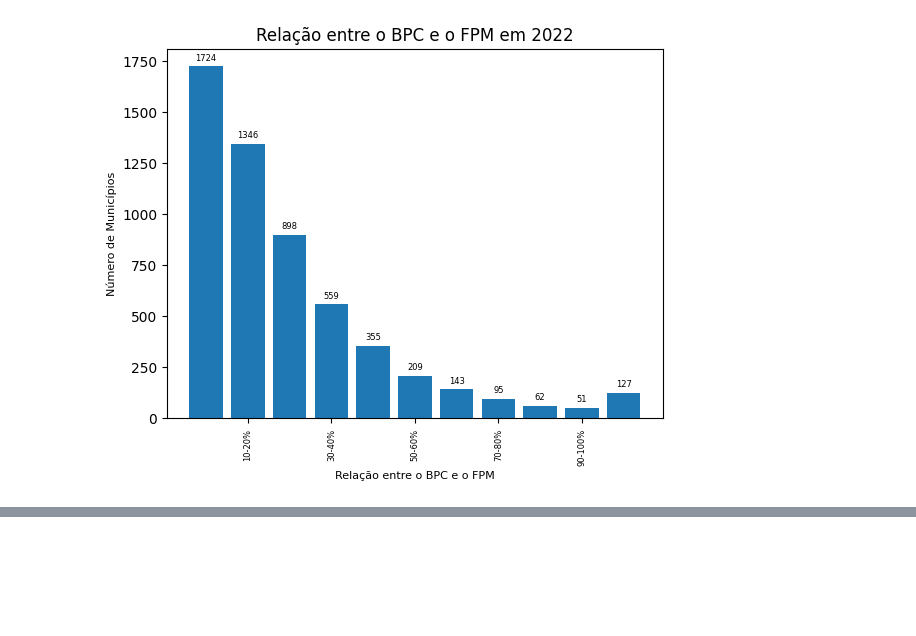
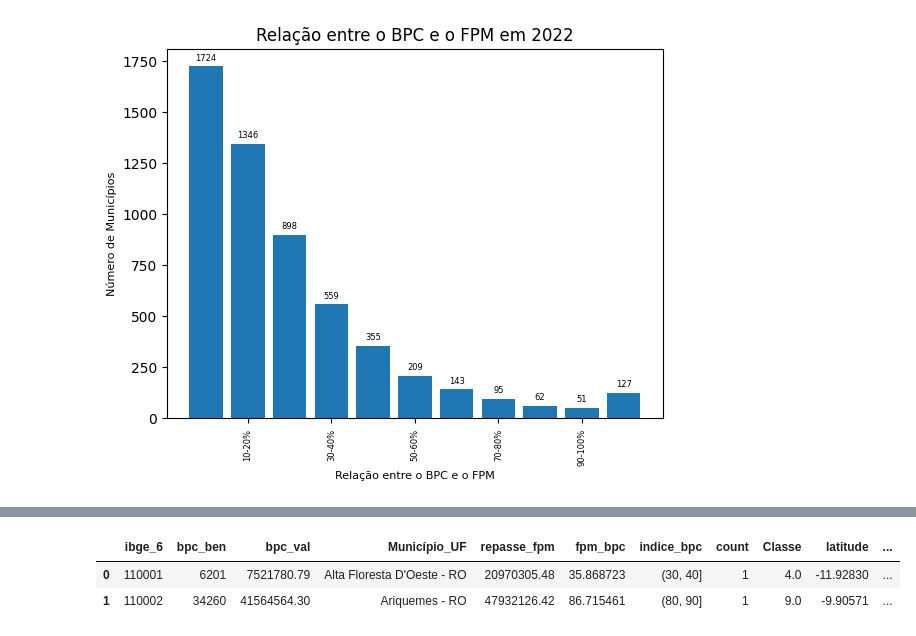
Before and after one commit to heliomacedofilho/projetos-do-bootcamp-analise-de-dados-enap-2023, a Jupyter notebook: presenca_das_politicas_publicas_sociais_nos_municipios/BPC-2022.ipynb, the cells around one changed output, grey strips where cells are left out. Drawn from its saved outputs; the diff is of its cells as text; code cells hidden in the pictures; blank space fills up the shorter version.

```diff
--- a/presenca_das_politicas_publicas_sociais_nos_municipios/BPC-2022.ipynb
+++ b/presenca_das_politicas_publicas_sociais_nos_municipios/BPC-2022.ipynb
@@ -48,10 +48,7 @@ df_bpc_por_mul = df_bpc_por_mul.reset_index()
 # %%
 #limpando a base de dados do FPM
 
-df_fpm_2022 = df_fpm_2022.drop(['Município', 'UF', '1996', '1997',
-       '1998', '1999', '2000', '2001', '2002', '2003', '2004', '2005', '2006',
-       '2007', '2008', '2009', '2010', '2011', '2012', '2013', '2014', '2015',
-       '2016', '2017', '2018', '2019', '2020', '2021', '2023'], axis=1)
+df_fpm_2022 = df_fpm_2022.drop(['Município', 'UF'], axis=1)
 
 df_fpm_2022 = df_fpm_2022.dropna()
 
@@ -349,6 +346,14 @@ def categorize_uf_code(code):
     else:
         return 'Centro-Oeste'
 df_bpc_fpm_completa['Região'] = df_bpc_fpm_completa['ufCodigo'].apply(categorize_uf_code)
+df_bpc_fpm_completa['count'] = 1
+df_bpc_fpm_completa = df_bpc_fpm_completa.drop(['ufCodigo','nome_mul'], axis=1)
 # %%
 #criando arquivo csv final
 df_bpc_fpm_completa.to_csv('df_bpc_fpm_completa.csv')
+# %%
+df_bpc_fpm_completa.head(2)
+# %% [output]
+|  | ibge_6 | bpc_ben | bpc_val | Município_UF | repasse_fpm | fpm_bpc | indice_bpc | count | Classe | latitude | ... |
+| 0 | 110001 | 6201 | 7521780.79 | Alta Floresta D'Oeste - RO | 20970305.48 | 35.868723 | (30, 40] | 1 | 4.0 | -11.92830 | ... |
+| 1 | 110002 | 34260 | 41564564.30 | Ariquemes - RO | 47932126.42 | 86.715461 | (80, 90] | 1 | 9.0 | -9.90571 | ... |
```
